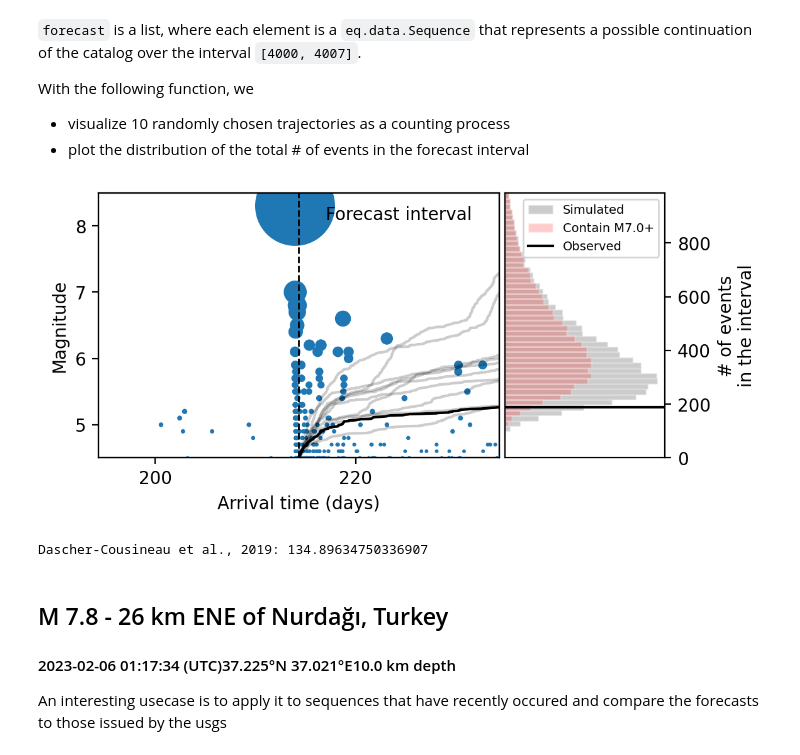
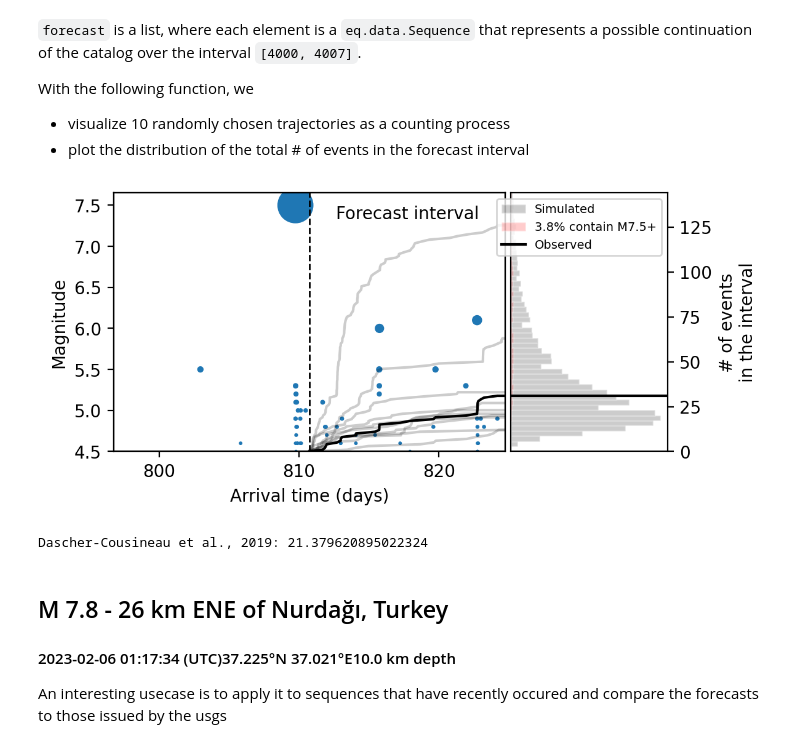
Before and after one commit to keliankaz/recast, a Jupyter notebook: notebooks/kelian/5. Forecasting global.ipynb, the cells around one changed output. Saved outputs shown, nothing was run; the diff lists cells and outputs as text; code cells hidden in the pictures.

Commit message:
multicatalog visualization and sampling

```diff
--- a/notebooks/kelian/5. Forecasting global.ipynb
+++ b/notebooks/kelian/5. Forecasting global.ipynb
@@ -30,7 +30,7 @@ trained_models_dir
 PosixPath('/home/gcl/RB/kdascher/Projects/DS_Discovery/recast/trained_models')
 # %%
 # model = eq.models.RecurrentTPP.load_from_checkpoint(trained_models_dir / "White_RecurrentTPP.ckpt")
-filename ="/home/gcl/RB/kdascher/Projects/MAG_RECAST/recast/notebooks/exploratory_notebooks/multicatalog_forecasts/lightning_logs/version_25/checkpoints/epoch=17-step=216.ckpt"
+filename ='/home/gcl/RB/kdascher/Projects/DS_Discovery/recast/notebooks/lightning_logs/version_12/checkpoints/epoch=304-step=3660.ckpt'
 model = eq.models.RecurrentTPP.load_from_checkpoint(filename)
 model.eval()
 # %% [output]
@@ -65,7 +51,8 @@ We would like to generate a 7-day forecast for the interval `[4000, 4007]`. For
 # %%
-t_forecast = test_seq.arrival_times[test_seq.mag.argmax()]+9*1/24
-duration = 20
-num_samples = 50000
+test_seq = catalog.val[1]
+t_forecast = test_seq.arrival_times[test_seq.mag.argmax()]+1
+duration = 14
+num_samples = 10000
 # Past events that we condition on
 past_seq = test_seq.get_subsequence(0, t_forecast)
 # Observed events in the 7-day forecast window
@@ -93,11 +78,11 @@ With the following function, we
 - visualize 10 randomly chosen trajectories as a counting process
 - plot the distribution of the total # of events in the forecast interval
 # %%
-eq.visualization.visualize_trajectories(test_seq, forecast,dpi=200,add_mag_threshold=7.0)
+eq.visualization.visualize_trajectories(test_seq, forecast,dpi=200,add_mag_threshold=7.5)
 print("Dascher-Cousineau et al., 2019:", 10**(past_seq.mag.max().item()-6.17))
 # %% [output]
-[figure, old version]
+[figure, new version]
-Dascher-Cousineau et al., 2019: 134.89634750336907
+Dascher-Cousineau et al., 2019: 21.379620895022324
 # %% [markdown]
 ## M 7.8 - 26 km ENE of Nurdağı, Turkey
 #### 2023-02-06 01:17:34 (UTC)37.225°N 37.021°E10.0 km depth
```
Also changed, not shown: parts of 7 cells of this notebook, 3 other files.
